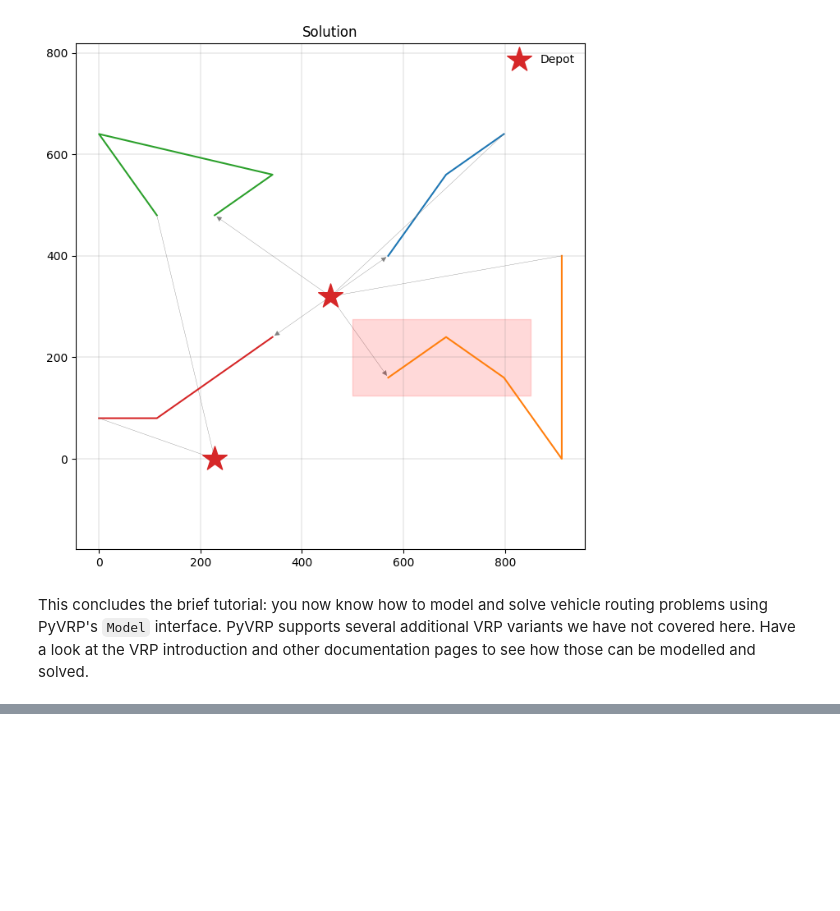
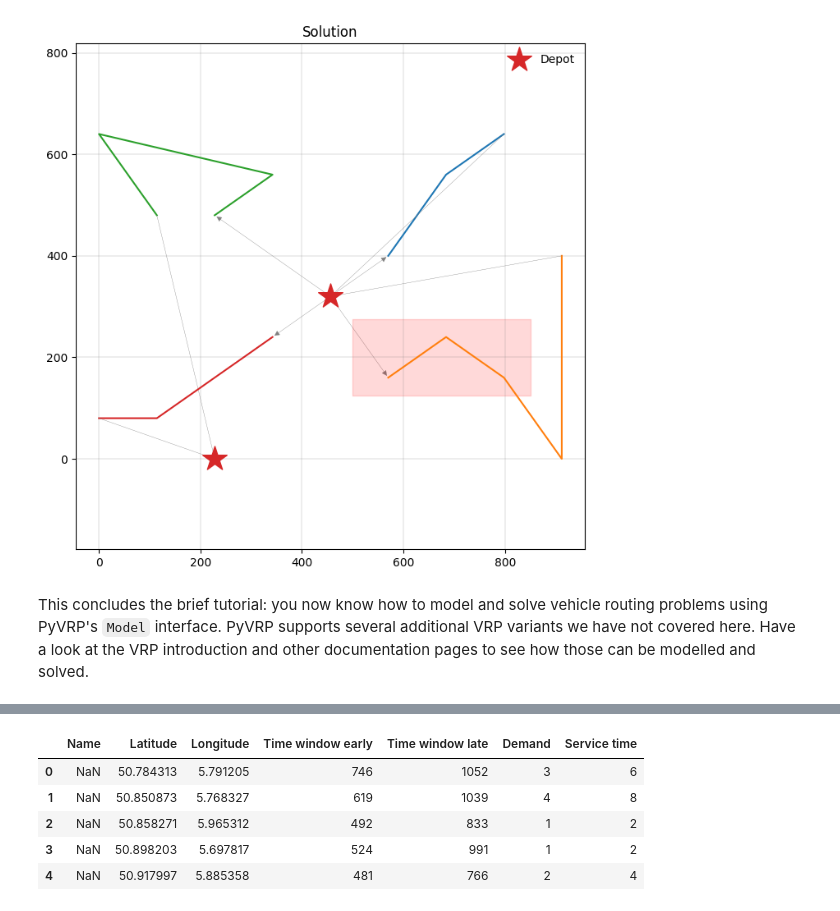
Before and after one commit to leonlan/tsp, a Jupyter notebook: vrp.ipynb, the cells around one changed output, grey strips where cells are left out. Drawn from its saved outputs; the diff is of its cells as text; code cells hidden in the pictures; blank space fills up the shorter version.

```diff
--- a/vrp.ipynb
+++ b/vrp.ipynb
@@ -605,0 +630,4 @@ Have a look at the VRP introduction and other documentation pages to see how tho
+# %%
+vehicles_df = pd.read_csv("https://raw.githubusercontent.com/leonlan/tsp/refs/heads/main/data/vehicles.csv")
+depots_df = pd.read_csv("https://raw.githubusercontent.com/leonlan/tsp/refs/heads/main/data/depots.csv")
+clients_df = pd.read_csv("https://raw.githubusercontent.com/leonlan/tsp/refs/heads/main/data/clients.csv")
@@ -605,0 +643,9 @@ Have a look at the VRP introduction and other documentation pages to see how tho
+# %%
+clients_df.head()
+# %% [output]
+|  | Name | Latitude | Longitude | Time window early | Time window late | Demand | Service time |
+| 0 | NaN | 50.784313 | 5.791205 | 746 | 1052 | 3 | 6 |
+| 1 | NaN | 50.850873 | 5.768327 | 619 | 1039 | 4 | 8 |
+| 2 | NaN | 50.858271 | 5.965312 | 492 | 833 | 1 | 2 |
+| 3 | NaN | 50.898203 | 5.697817 | 524 | 991 | 1 | 2 |
+| 4 | NaN | 50.917997 | 5.885358 | 481 | 766 | 2 | 4 |
```
Also changed, not shown: parts of 12 cells of this notebook.
